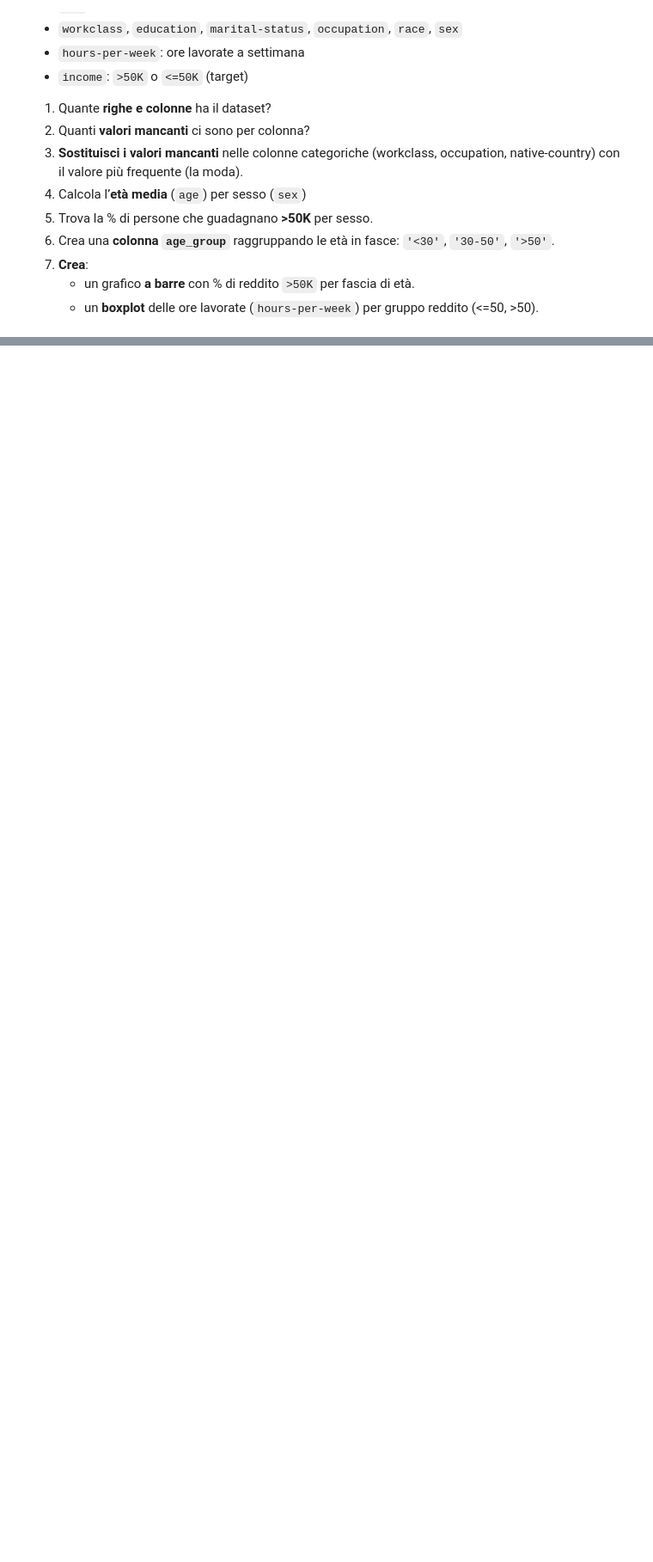
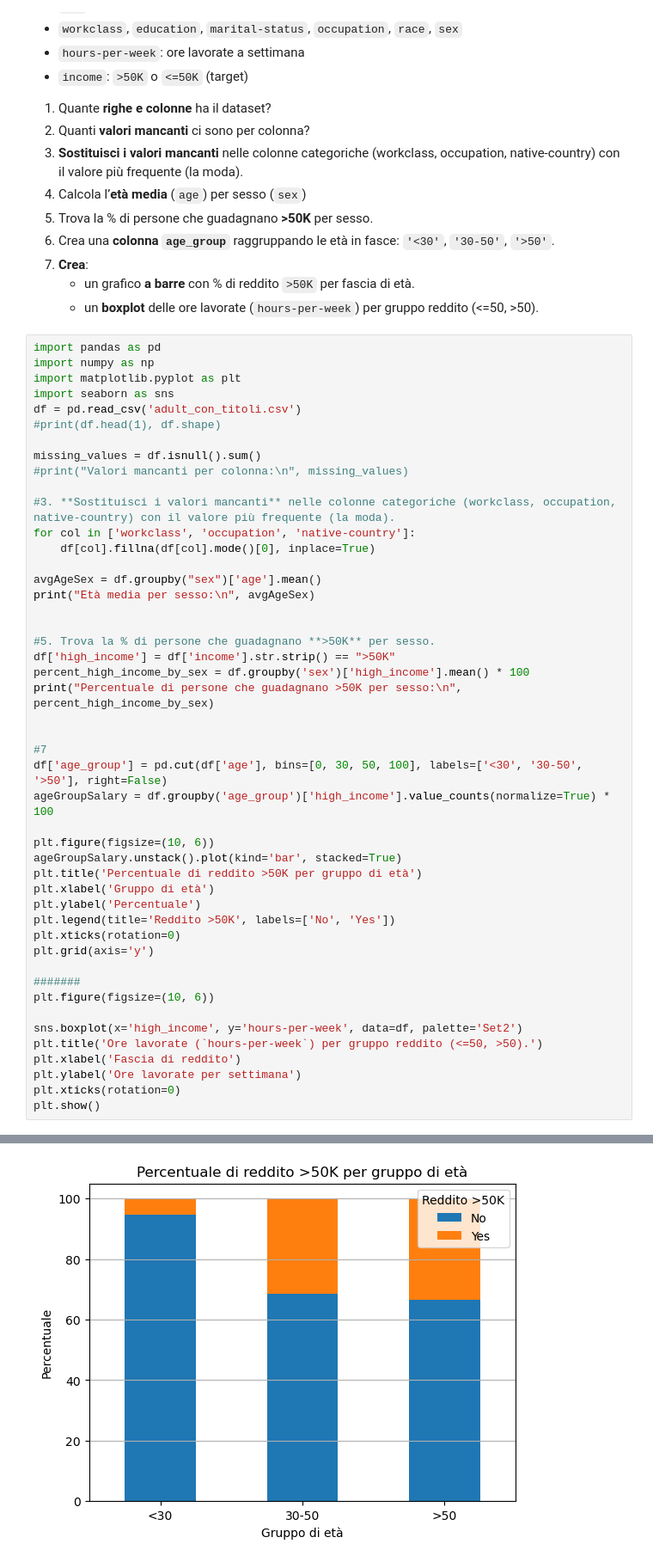
Before and after one commit to NicXVII/ProgrammingLab2, a Jupyter notebook: Appello1/esame27_Giugno2.ipynb, the cells around one changed output, grey strips where cells are left out. Shown: that part at 86% size. Drawn from its saved outputs; the diff is of its cells as text; blank space fills up the shorter version.

```diff
--- a/Appello1/esame27_Giugno2.ipynb
+++ b/Appello1/esame27_Giugno2.ipynb
@@ -320,3 +341,51 @@ Contiene informazioni demografiche su adulti negli Stati Uniti. Le colonne rilev
 8. **Crea**:
    - un grafico **a barre** con % di reddito `>50K` per fascia di età.
    - un **boxplot** delle ore lavorate (`hours-per-week`) per gruppo reddito (<=50, >50).
+# %%
+import pandas as pd
+import numpy as np
+import matplotlib.pyplot as plt
+import seaborn as sns
+df = pd.read_csv('adult_con_titoli.csv')
+#print(df.head(1), df.shape)
+
+missing_values = df.isnull().sum()
+#print("Valori mancanti per colonna:\n", missing_values)
+
+#3. **Sostituisci i valori mancanti** nelle colonne categoriche (workclass, occupation, native-country) con il valore più frequente (la moda).
+for col in ['workclass', 'occupation', 'native-country']:
+    df[col].fillna(df[col].mode()[0], inplace=True)
+
+avgAgeSex = df.groupby("sex")['age'].mean()
+print("Età media per sesso:\n", avgAgeSex)
+
+
+#5. Trova la % di persone che guadagnano **>50K** per sesso.
+df['high_income'] = df['income'].str.strip() == ">50K"
+percent_high_income_by_sex = df.groupby('sex')['high_income'].mean() * 100
+print("Percentuale di persone che guadagnano >50K per sesso:\n", percent_high_income_by_sex)
+
+
+#7
+df['age_group'] = pd.cut(df['age'], bins=[0, 30, 50, 100], labels=['<30', '30-50', '>50'], right=False)
+ageGroupSalary = df.groupby('age_group')['high_income'].value_counts(normalize=True) * 100
+
+plt.figure(figsize=(10, 6))
+ageGroupSalary.unstack().plot(kind='bar', stacked=True)
+plt.title('Percentuale di reddito >50K per gruppo di età')
+plt.xlabel('Gruppo di età')
+plt.ylabel('Percentuale')
+plt.legend(title='Reddito >50K', labels=['No', 'Yes'])
+plt.xticks(rotation=0)
+plt.grid(axis='y')
+
+#######
+plt.figure(figsize=(10, 6))
+
+sns.boxplot(x='high_income', y='hours-per-week', data=df, palette='Set2')
+plt.title('Ore lavorate (`hours-per-week`) per gruppo reddito (<=50, >50).')
+plt.xlabel('Fascia di reddito')
+plt.ylabel('Ore lavorate per settimana')
+plt.xticks(rotation=0)
+plt.show()
+# %% [output]
@@ -322,0 +413 @@ Contiene informazioni demografiche su adulti negli Stati Uniti. Le colonne rilev
+[figure, added]
```
Also changed, not shown: parts of 2 cells of this notebook.
